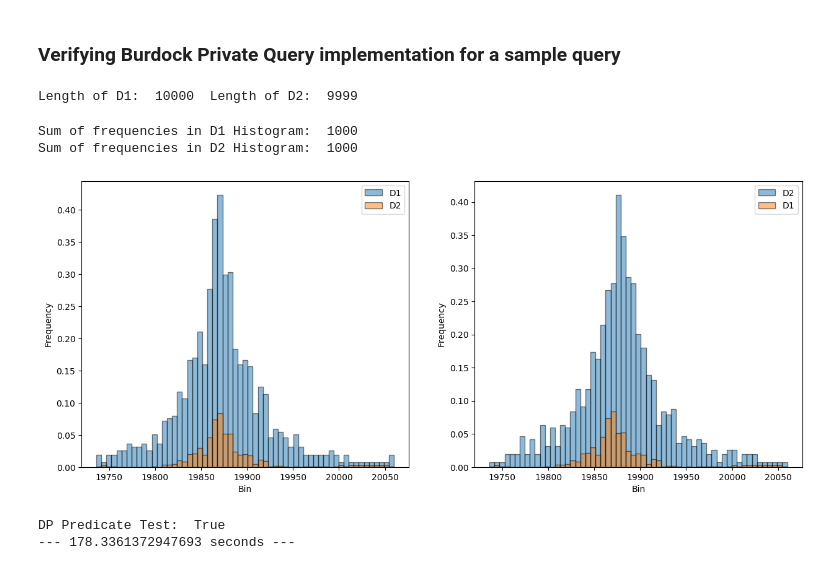
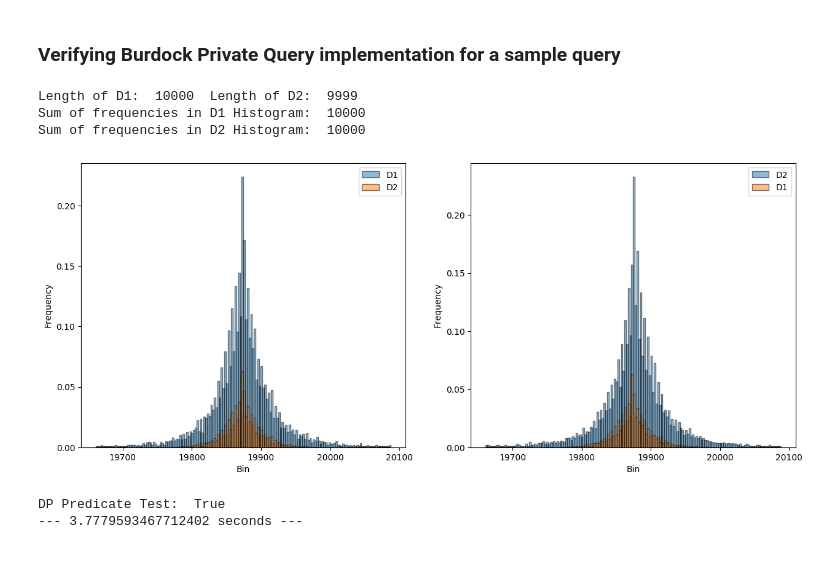
Before and after one commit to opendp/smartnoise-sdk, a Jupyter notebook: evaluation/Differential Privacy Verification.ipynb, the cells around one changed output. Cells and saved outputs as stored; diff of their text form; code cells hidden in the pictures.

```diff
--- a/evaluation/Differential Privacy Verification.ipynb
+++ b/evaluation/Differential Privacy Verification.ipynb
@@ -262,15 +262,15 @@ DP Predicate Test: False
 # %%
 start_time = time.time()
 # Applying same query on neighboring datasets
 d1_query = "SELECT SUM(Usage) AS TotalUsage FROM d1.d1"
 d2_query = "SELECT SUM(Usage) AS TotalUsage FROM d2.d2"
-dp_res = dv.dp_query_test(d1_query, d2_query, plot=True, repeat_count=1000)
+dp_res = dv.dp_query_test(d1_query, d2_query, plot=True, repeat_count=10000)
 print("DP Predicate Test: ", dp_res)
 print("--- %s seconds ---" % (time.time() - start_time))
 # %% [output]
 Length of D1:  10000  Length of D2:  9999
+Sum of frequencies in D1 Histogram:  10000
+Sum of frequencies in D2 Histogram:  10000
+[figure, new version]
-Sum of frequencies in D1 Histogram:  1000
-Sum of frequencies in D2 Histogram:  1000
+DP Predicate Test:  True
+--- 3.7779593467712402 seconds ---
-[figure, old version]
-DP Predicate Test:  True
---- 178.3361372947693 seconds ---
```
Also changed, not shown: parts of 8 cells of this notebook, 2 other files.
